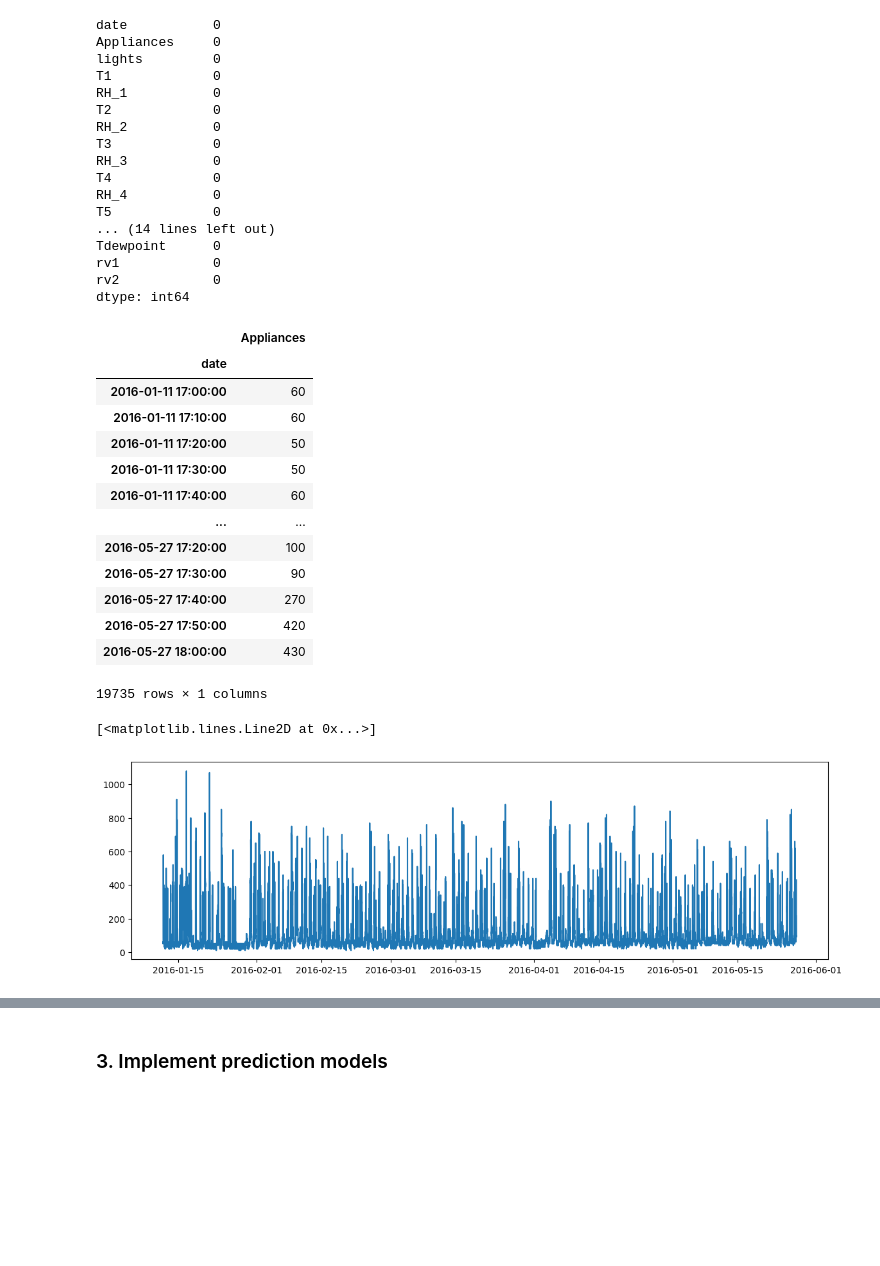
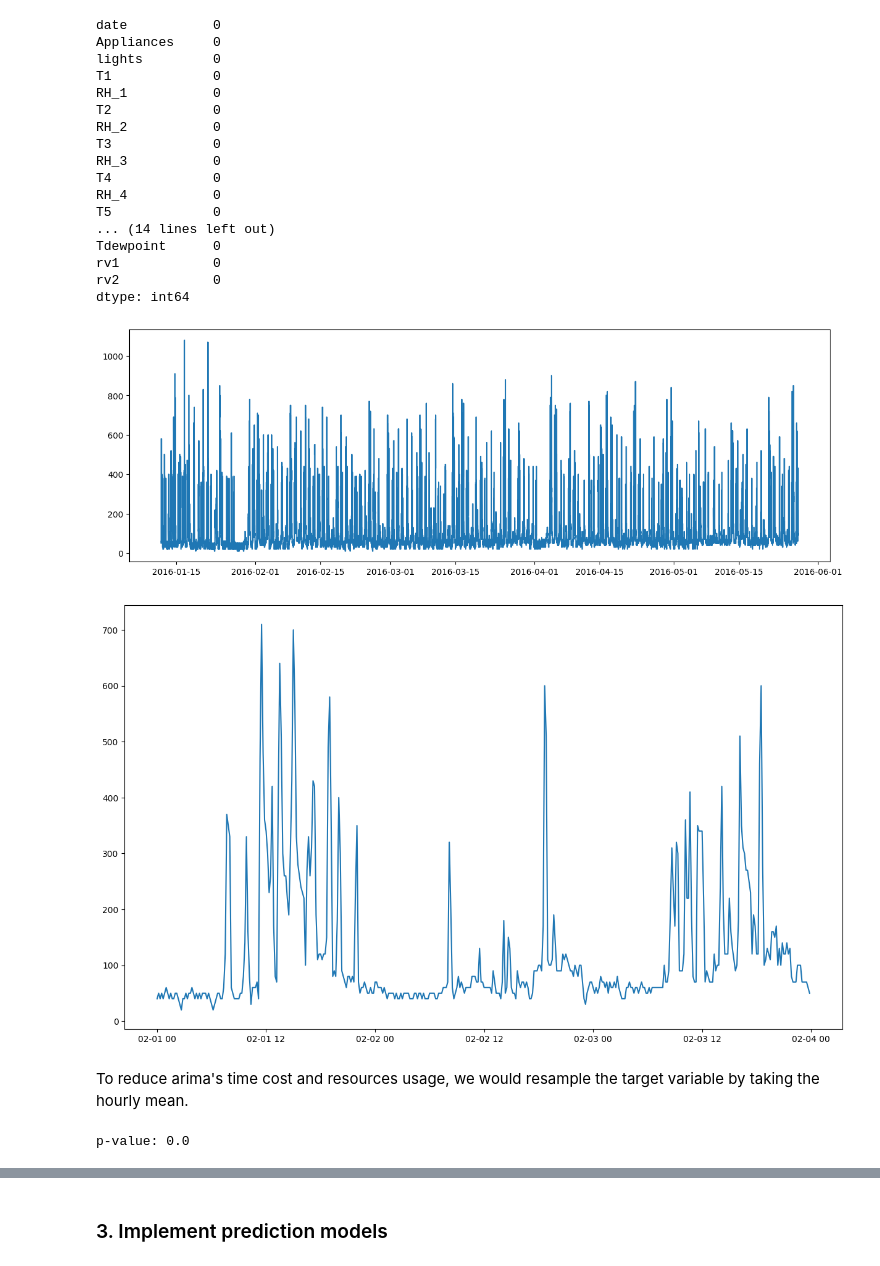
Before and after one commit to secary/compsci7306, a Jupyter notebook: mbd_a2/a1942340_dongjuma_assign2.ipynb, the cells around one changed output, grey strips where cells are left out. Cells and saved outputs as stored; diff of their text form; code cells hidden in the pictures; blank space fills up the shorter version.

```diff
--- a/mbd_a2/a1942340_dongjuma_assign2.ipynb
+++ b/mbd_a2/a1942340_dongjuma_assign2.ipynb
@@ -82,28 +85,30 @@ rv1            0
 rv2            0
 dtype: int64
 # %%
+# Extract time index and target to visualize the data
 data = df[['date', 'Appliances']].copy()
 data['date'] = pd.to_datetime(data['date'])
 data.set_index('date', inplace=True)
-data
+
+# Visualize
+plt.figure(figsize=(15, 5))
+plt.plot(data)
+plt.show()
+
+# Visualize the details
+plt.figure(figsize=(15, 15/1.68))
+plt.plot(data['2016-02-01':'2016-02-03'])
+plt.show()
 # %% [output]
-|  | Appliances |
-| date |  |
-| 2016-01-11 17:00:00 | 60 |
-| 2016-01-11 17:10:00 | 60 |
-| 2016-01-11 17:20:00 | 50 |
-| 2016-01-11 17:30:00 | 50 |
-| 2016-01-11 17:40:00 | 60 |
-| ... | ... |
-| 2016-05-27 17:20:00 | 100 |
-| 2016-05-27 17:30:00 | 90 |
-| 2016-05-27 17:40:00 | 270 |
-| 2016-05-27 17:50:00 | 420 |
-| 2016-05-27 18:00:00 | 430 |
-19735 rows × 1 columns
+[figure, added]
+[figure, added]
-# %%
-plt.figure(figsize=(14, 4))
-plt.plot(data)
-# %% [output]
-[<matplotlib.lines.Line2D at 0x...>]
-[figure, removed]
+# %% [markdown]
+To reduce arima's time cost and resources usage, we would resample the target variable by taking the hourly mean.
+# %%
+# ADF testing
+from statsmodels.tsa.stattools import adfuller
+
+result = adfuller(data)
+print(f'p-value: {result[1]}')
+# %% [output]
+p-value: 0.0
```
Also changed, not shown: parts of 41 cells of this notebook.
